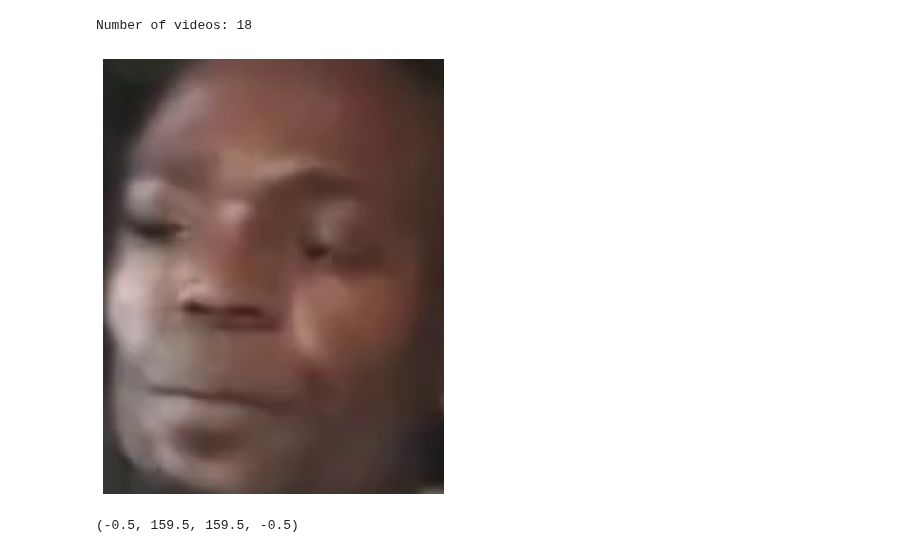
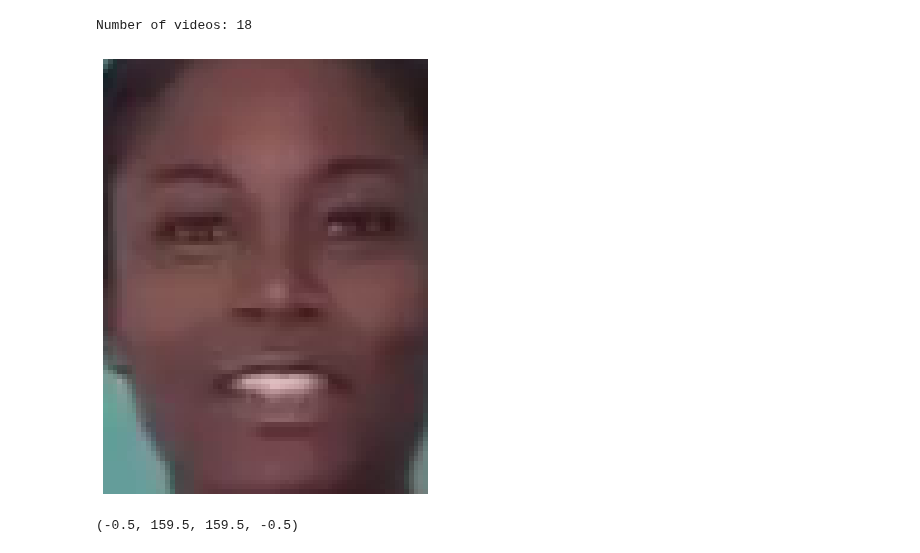
Before and after one commit to AT100/cmpt733-deepfake-detection, a Jupyter notebook: image_preprocessing.ipynb, the cells around one changed output. Drawn from its saved outputs; the diff is of its cells as text; code cells hidden in the pictures.

```diff
--- a/image_preprocessing.ipynb
+++ b/image_preprocessing.ipynb
@@ -142,36 +142,36 @@ print("Number of videos:", len(videopaths))
 # %% [output]
 Number of videos: 18
 # %%
-i = 13
+i = 11
 num = str(i)
 
 v_cap = cv2.VideoCapture(videopaths[i])
 _, frame = v_cap.read()
 frame = cv2.cvtColor(frame, cv2.COLOR_BGR2RGB)
 new_frame = Image.fromarray(frame)
 
 plt.figure(figsize=(12, 8))
 plt.imshow(new_frame)
 plt.axis('off')
 
 mtcnn = MTCNN(select_largest=False, keep_all=True, post_process=False)#select_largest=False, device='cuda')
 test = mtcnn(new_frame)
 
 # detect faces in the image
 faces = mtcnn.detect(new_frame)
 
 if test is None:
     print("Unable to identify face")
 else:
     for each in faces[0]:
         each1 = each.tolist()
         x, y, w, h  = each1
         detected_face = frame[int(y):int(h), int(x):int(w)]
         plt.imshow(detected_face)
         savepath = CURR_DIR + '/dataset/test_images/test' + num + '.jpg'
         plt.imsave(savepath, detected_face)
 # %% [output]
-[figure, old version]
+[figure, new version]
 # %%
 # there can be a few faces identified, so this will need to be adjusted
 # plt.imshow(face.squeeze().permute(1,2,0).int().numpy())
```
Also changed, not shown: 3 other files.
